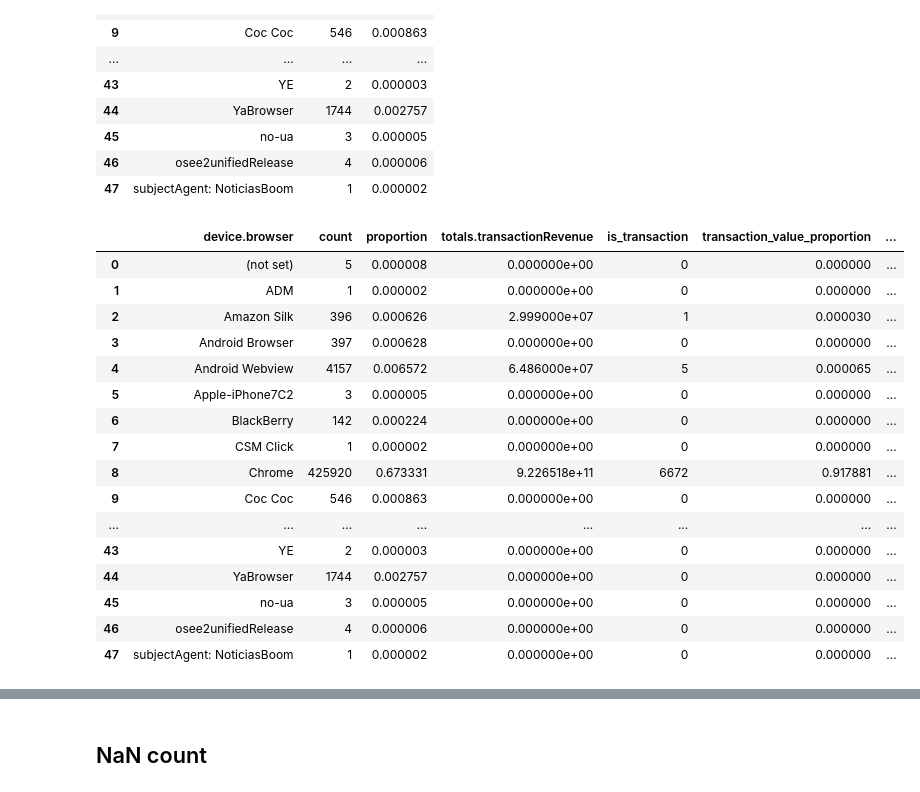
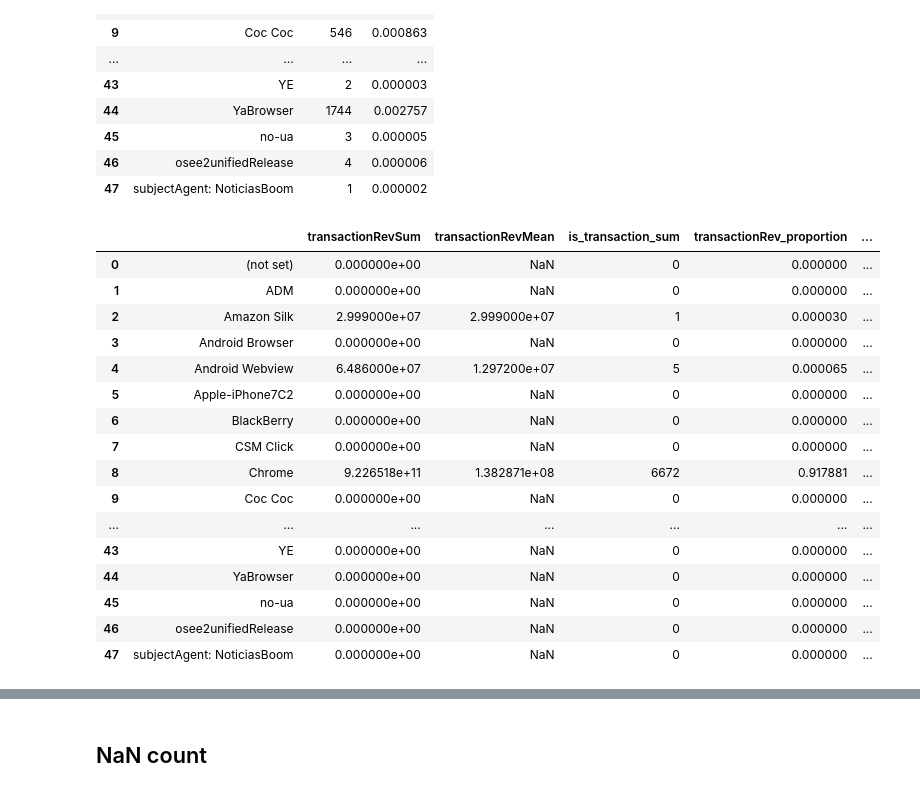
Before and after one commit to Pavan-Sangha/Kaggle-Google-Analytics-Customer-Revenue, a Jupyter notebook: EDA.ipynb, the cells around one changed output, grey strips where cells are left out. Cells and saved outputs as stored; diff of their text form; code cells hidden in the pictures.

Commit message:
updated analysis on device browser

```diff
--- a/EDA.ipynb
+++ b/EDA.ipynb
@@ -379,38 +452,42 @@ device_browser_info
 | 46 | osee2unifiedRelease | 4 | 0.000006 |
 | 47 | subjectAgent: NoticiasBoom | 1 | 0.000002 |
 # %%
+
 # lets do a group by of total transaction value by device browser
-#tips.groupby('day').agg({'tip': np.mean, 'day': np.size})
-browser_transaction_values = train.groupby('device.browser').agg({'totals.transactionRevenue':np.sum,'is_transaction':np.sum})
+
+browser_transaction_values = train.groupby('device.browser').agg({'totals.transactionRevenue':{'transactionRevSum':np.sum,'transactionRevMean':np.mean},'is_transaction':{'is_transaction_sum':np.sum}     })
 browser_transaction_values.reset_index(inplace = True)
-browser_transaction_values['transaction_value_proportion'] = browser_transaction_values['totals.transactionRevenue']/train['totals.transactionRevenue'].sum()
-browser_transaction_values['is_transaction_proportion'] = browser_transaction_values['is_transaction']/train['is_transaction'].sum()
-#browser_transaction_values
-pd.merge(device_browser_info,browser_transaction_values,on = 'device.browser')
+browser_transaction_values.columns = browser_transaction_values.columns.droplevel(0)
+browser_transaction_values['transactionRev_proportion'] = browser_transaction_values['transactionRevSum']/train['totals.transactionRevenue'].sum()
+browser_transaction_values['is_transaction_proportion'] = browser_transaction_values['is_transaction_sum']/train['is_transaction'].sum()
+browser_transaction_values
+
+
+#pd.merge(device_browser_info,browser_transaction_values,on = 'device.browser')
 
 ###### Notes
 
 # can we possibly frequency encode the device browser column since clearly higher frequency tends to lead to a higher transaction revenue
 # can we look at the variance of the transaction Revenue across different proportional bands.
 # We expect to see an upward trend.
 # %% [output]
-|  | device.browser | count | proportion | totals.transactionRevenue | is_transaction | transaction_value_proportion | ... |
-| 0 | (not set) | 5 | 0.000008 | 0.000000e+00 | 0 | 0.000000 | ... |
-| 1 | ADM | 1 | 0.000002 | 0.000000e+00 | 0 | 0.000000 | ... |
-| 2 | Amazon Silk | 396 | 0.000626 | 2.999000e+07 | 1 | 0.000030 | ... |
-| 3 | Android Browser | 397 | 0.000628 | 0.000000e+00 | 0 | 0.000000 | ... |
-| 4 | Android Webview | 4157 | 0.006572 | 6.486000e+07 | 5 | 0.000065 | ... |
-| 5 | Apple-iPhone7C2 | 3 | 0.000005 | 0.000000e+00 | 0 | 0.000000 | ... |
-| 6 | BlackBerry | 142 | 0.000224 | 0.000000e+00 | 0 | 0.000000 | ... |
-| 7 | CSM Click | 1 | 0.000002 | 0.000000e+00 | 0 | 0.000000 | ... |
-| 8 | Chrome | 425920 | 0.673331 | 9.226518e+11 | 6672 | 0.917881 | ... |
-| 9 | Coc Coc | 546 | 0.000863 | 0.000000e+00 | 0 | 0.000000 | ... |
-| ... | ... | ... | ... | ... | ... | ... | ... |
-| 43 | YE | 2 | 0.000003 | 0.000000e+00 | 0 | 0.000000 | ... |
-| 44 | YaBrowser | 1744 | 0.002757 | 0.000000e+00 | 0 | 0.000000 | ... |
-| 45 | no-ua | 3 | 0.000005 | 0.000000e+00 | 0 | 0.000000 | ... |
-| 46 | osee2unifiedRelease | 4 | 0.000006 | 0.000000e+00 | 0 | 0.000000 | ... |
-| 47 | subjectAgent: NoticiasBoom | 1 | 0.000002 | 0.000000e+00 | 0 | 0.000000 | ... |
+|  |  | transactionRevSum | transactionRevMean | is_transaction_sum | transactionRev_proportion | ... |
+| 0 | (not set) | 0.000000e+00 | NaN | 0 | 0.000000 | ... |
+| 1 | ADM | 0.000000e+00 | NaN | 0 | 0.000000 | ... |
+| 2 | Amazon Silk | 2.999000e+07 | 2.999000e+07 | 1 | 0.000030 | ... |
+| 3 | Android Browser | 0.000000e+00 | NaN | 0 | 0.000000 | ... |
+| 4 | Android Webview | 6.486000e+07 | 1.297200e+07 | 5 | 0.000065 | ... |
+| 5 | Apple-iPhone7C2 | 0.000000e+00 | NaN | 0 | 0.000000 | ... |
+| 6 | BlackBerry | 0.000000e+00 | NaN | 0 | 0.000000 | ... |
+| 7 | CSM Click | 0.000000e+00 | NaN | 0 | 0.000000 | ... |
+| 8 | Chrome | 9.226518e+11 | 1.382871e+08 | 6672 | 0.917881 | ... |
+| 9 | Coc Coc | 0.000000e+00 | NaN | 0 | 0.000000 | ... |
+| ... | ... | ... | ... | ... | ... | ... |
+| 43 | YE | 0.000000e+00 | NaN | 0 | 0.000000 | ... |
+| 44 | YaBrowser | 0.000000e+00 | NaN | 0 | 0.000000 | ... |
+| 45 | no-ua | 0.000000e+00 | NaN | 0 | 0.000000 | ... |
+| 46 | osee2unifiedRelease | 0.000000e+00 | NaN | 0 | 0.000000 | ... |
+| 47 | subjectAgent: NoticiasBoom | 0.000000e+00 | NaN | 0 | 0.000000 | ... |
 # %%
 ### device category
 
```
Also changed, not shown: parts of 12 cells of this notebook.
